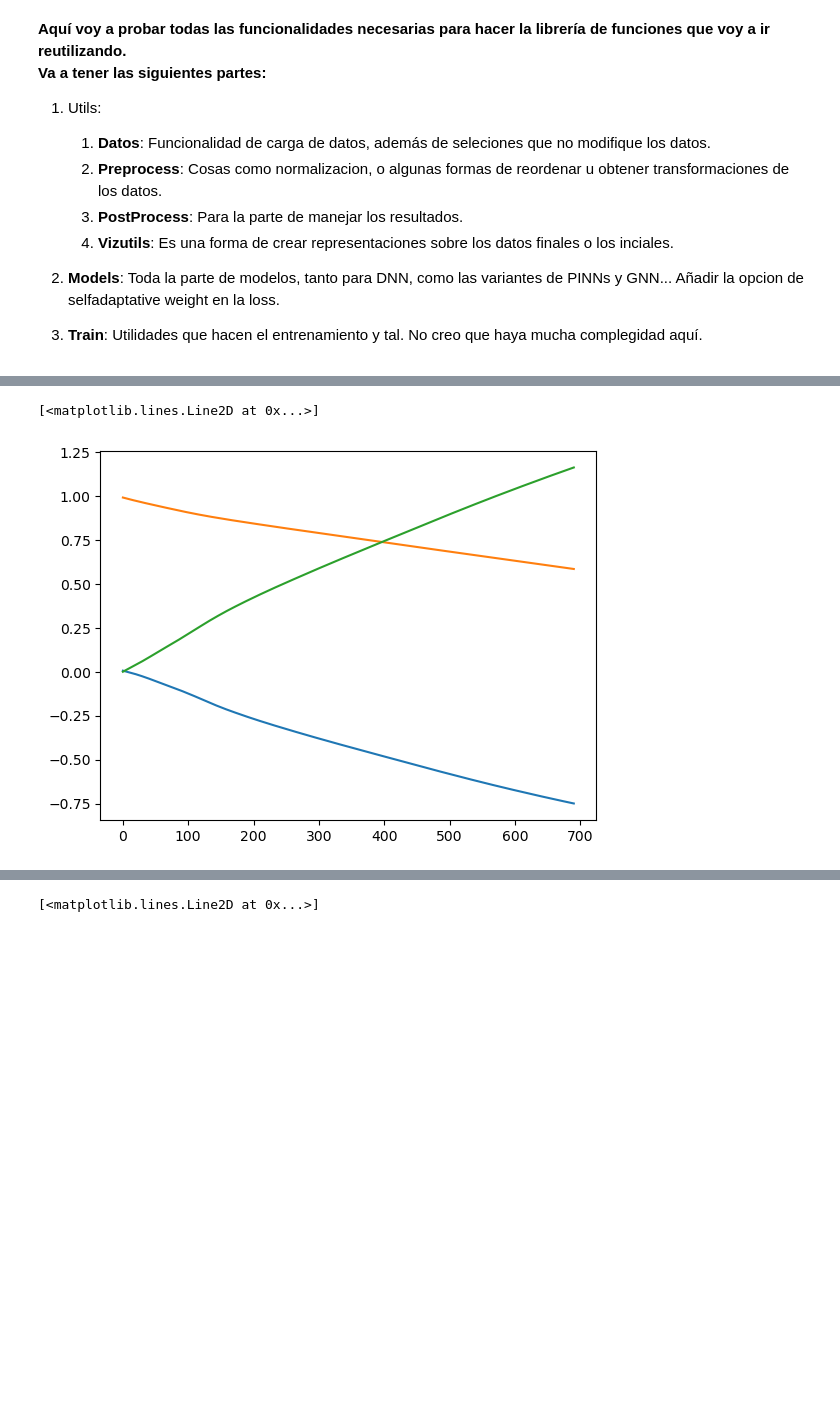
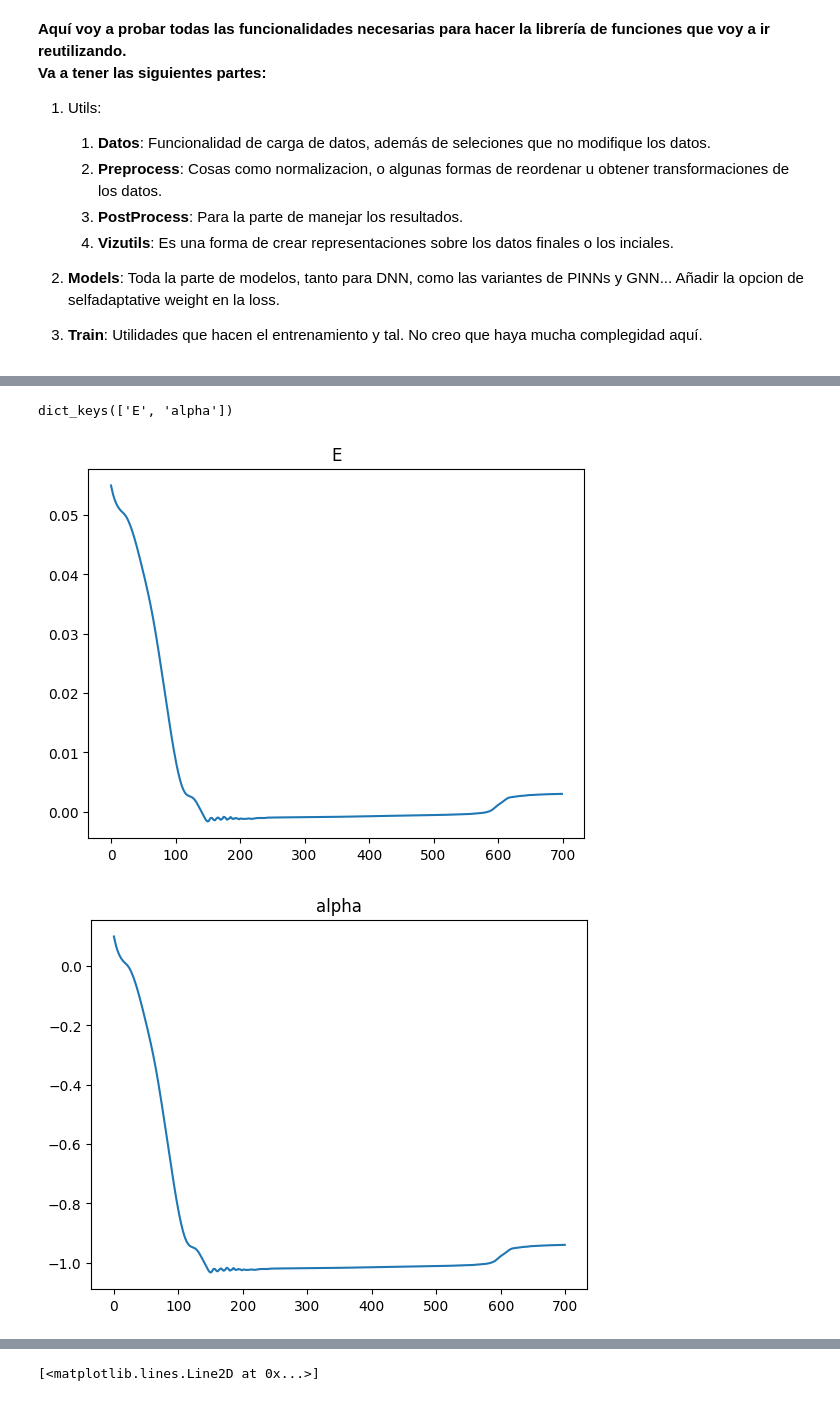
Before and after one commit to ArturoSirvent/DeepElasticity, a Jupyter notebook: notebooks/001-LinealElasticity/004-Test_creation_src.ipynb, the cells around one changed output, grey strips where cells are left out. Drawn from its saved outputs; the diff is of its cells as text; code cells hidden in the pictures; blank space fills up the shorter version.

```diff
--- a/notebooks/001-LinealElasticity/004-Test_creation_src.ipynb
+++ b/notebooks/001-LinealElasticity/004-Test_creation_src.ipynb
@@ -23,7 +23,7 @@ from src.train import Trainer
 import torch
 import matplotlib.pyplot as plt
 # %%
-data=Data("MULTIPLE_E_VALUES_NEW",10,E="0.005",base_dir=DATA_DIR)
+data=Data("MULTIPLE_E_VALUES",10,E="0.005",base_dir=DATA_DIR)
 # %%
 data.load_data()
 # %%
@@ -38,3 +33,0 @@ pinn.w_BC
-# %%
-for i in pinn.parameters():
-    print(i)
@@ -65,9 +40,5 @@ tensor([0., 0., 0.], device='cuda:0', requires_grad=True)
 #     opt.step()
 #     opt.zero_grad()
 # %%
-init_values={"nu":.4,"alpha":1.1,"E_ref":0.05}
-pinn=PINN([3,80,80,80,80,80,80,3],init_values,loss_weights_init={"data":None,"PDE":None,"BC":None})
-step_dict = {
-    "step_1": {"optim": torch.optim.Adam(pinn.parameters(), lr=1e-3),
-               "epochs": 17000}
-    }
+init_values={"nu":.4,"alpha":0.1,"E_ref":0.05}
+pinn=PINN([3,10,10,10,10,10,10,10,10,3],init_values,loss_weights_init={"data":1,"PDE":1e4,"BC":1e5})
@@ -76,3 +45,11 @@ trainer=Trainer(step_dict)
+# %%
+step_dict = {
+    "step_1": {"optim": torch.optim.Adam(pinn.parameters(), lr=1e-2),
+               "epochs": 100},
+    "step_2": {"optim": torch.optim.Adam(pinn.parameters(), lr=1e-3),
+               "epochs": 1700}
+    }
+trainer=Trainer(step_dict)
 # %%
 trainer.train(pinn,data)
 # %% [output]
@@ -80,7 +74,12 @@ TypeError: cannot assign 'torch.cuda.FloatTensor' as parameter 'w_data' (torch.n
-# %%
-plt.plot(pinn.params_history["w_PDE"])
-plt.plot(pinn.params_history["w_data"])
-plt.plot(pinn.params_history["w_BC"])
-# %% [output]
-[<matplotlib.lines.Line2D at 0x...>]
-[figure, removed]
+# %%
+pinn.params_history.keys()
+# %% [output]
+dict_keys(['E', 'alpha'])
+# %%
+for i in pinn.params_history.keys():
+    plt.figure()
+    plt.title(i)
+    plt.plot(pinn.params_history[i])
+# %% [output]
+[figure, added]
+[figure, added]
```
Also changed, not shown: parts of 7 cells of this notebook.
